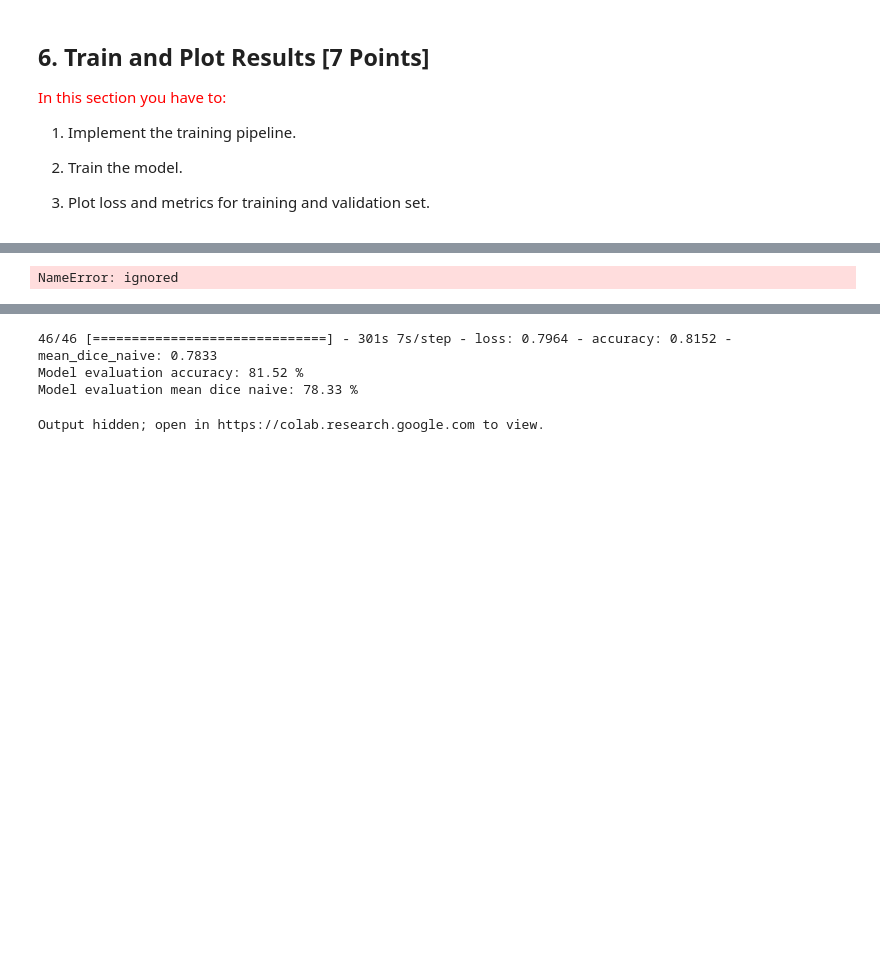
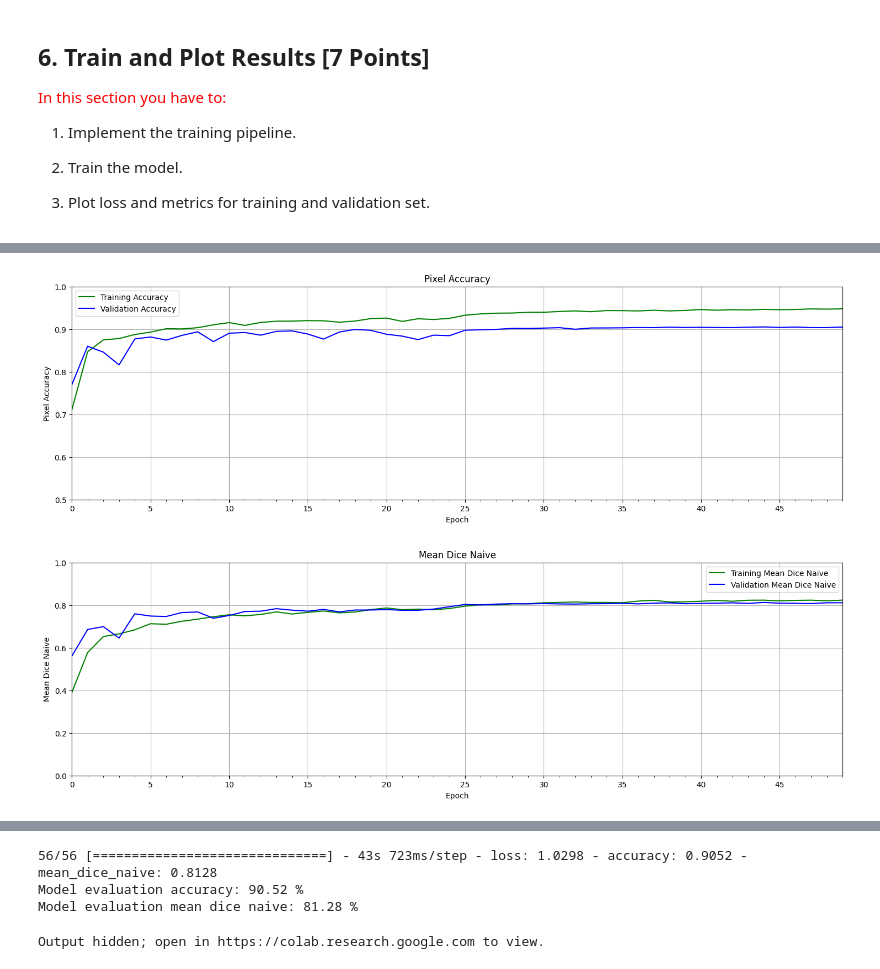
Before and after one commit to darkestmedium/darkest, a Jupyter notebook: python/apps/tfk-image-segmentation.ipynb, the cells around one changed output, grey strips where cells are left out. Saved outputs shown, nothing was run; the diff lists cells and outputs as text; code cells hidden in the pictures; blank space fills up the shorter version.

```diff
--- a/python/apps/tfk-image-segmentation.ipynb
+++ b/python/apps/tfk-image-segmentation.ipynb
@@ -591,26 +667,16 @@ def get_optimizer(steps_per_epoch=10, opt_config=OptimizerConfig):
-# %%
-def cb_checkpoint(save_best_only:bool=True, save_weights_only:bool=False):
-  """Call back for saving the best model during training.
-  """
-  # Create a new checkpoint directory every time. - yeah otherwise throws an error but i only want the best weights / model - save over
-  # if not os.path.exists(TrainingConfig.CHECKPOINT_DIR):
-  #   os.makedirs(TrainingConfig.CHECKPOINT_DIR)
-
-  return tfk.callbacks.ModelCheckpoint(
-    filepath=TrainingConfig.CHECKPOINT_DIR,
-    monitor='val_accuracy',
-    mode="max",
-    save_best_only=save_best_only,
-    save_weights_only=save_weights_only,
-    verbose=1,
-  )
 # %%
-model = deeplabv3plus(num_classes=DatasetConfig.NUM_CLASSES, shape=DatasetConfig.SHAPE)
+model = deeplabv3plus(
+  num_classes=DatasetConfig.NUM_CLASSES,
+  shape=DatasetConfig.SHAPE
+)
 
 model.compile(
   optimizer=get_optimizer(steps_per_epoch=train_ds.__len__()),
   # loss=tfk.losses.SparseCategoricalCrossentropy(from_logits=False),
   loss=dice_coef_loss,
-  metrics=['accuracy', mean_dice_naive],
+  metrics=[
+    'accuracy',
+    mean_dice_naive
+  ],
 )
 # %% [output]
@@ -674,46 +738,35 @@ def plot_results(metrics, ylabel=None, ylim=None, metric_name=None, color=None):
   plt.legend(metric_name)
   plt.show(block=block_plot)
   plt.close()
 
 
 # Pixel Accuracy.
 train_acc = history.history["accuracy"]
 valid_acc = history.history["val_accuracy"]
 
 # Mean Dice Naive.
 train_dice = history.history["mean_dice_naive"]
 valid_dice = history.history["val_mean_dice_naive"]
 
-# Loss
-train_loss = history.history["loss"]
-valid_loss = history.history["val_loss"]
-max_loss = max(max(train_loss), max(valid_loss))
 
 plot_results(
   [train_acc, valid_acc],
   ylabel="Pixel Accuracy",
   ylim = [0.5, 1.0],
   metric_name=["Training Accuracy", "Validation Accuracy"],
   color=["g", "b"]
 )
 
 plot_results(
   [train_dice, valid_dice],
   ylabel="Mean Dice Naive",
   ylim = [0.0, 1.0],
   metric_name=["Training Mean Dice Naive", "Validation Mean Dice Naive"],
   color=["g", "b"]
 )
-
-plot_results(
-  [train_loss, valid_loss],
-  ylabel="Cross Entropy Loss",
-  ylim=[0.0, max_loss],
-  metric_name=["Training Loss", "Validation Loss"],
-  color=["g", "b"]
-)
 # %% [output]
-NameError: ignored
+[figure, added]
+[figure, added]
 # %% [markdown]
 ## 7. Inference [3 Points]
 
@@ -736,11 +789,11 @@ Example plots:
 
 ---
 # %%
-trained_model = tf.keras.models.load_model(
+trained_model = tfk.models.load_model(
   TrainingConfig.CHECKPOINT_DIR,
   custom_objects={
-      'mean_dice_naive':mean_dice_naive,
-      'dice_coef_loss':dice_coef_loss,
+    'mean_dice_naive':mean_dice_naive,
+    'dice_coef_loss':dice_coef_loss,
   }
 )
 
@@ -748,8 +801,8 @@ evaluate = trained_model.evaluate(valid_ds)
 print(f"Model evaluation accuracy: {evaluate[1]*100:.2f} %")
 print(f"Model evaluation mean dice naive: {evaluate[2]*100:.2f} %")
 # %% [output]
-46/46 [==============================] - 301s 7s/step - loss: 0.7964 - accuracy: 0.8152 - mean_dice_naive: 0.7833
-Model evaluation accuracy: 81.52 %
-Model evaluation mean dice naive: 78.33 %
+56/56 [==============================] - 43s 723ms/step - loss: 1.0298 - accuracy: 0.9052 - mean_dice_naive: 0.8128
+Model evaluation accuracy: 90.52 %
+Model evaluation mean dice naive: 81.28 %
 # %%
 def dir_inference(image_dir, mask_dir, trained_model, img_idxs=[16, 99, 200], size=DatasetConfig.SIZE, split_ratio:float=0.8):
```
Also changed, not shown: parts of 22 cells of this notebook.
